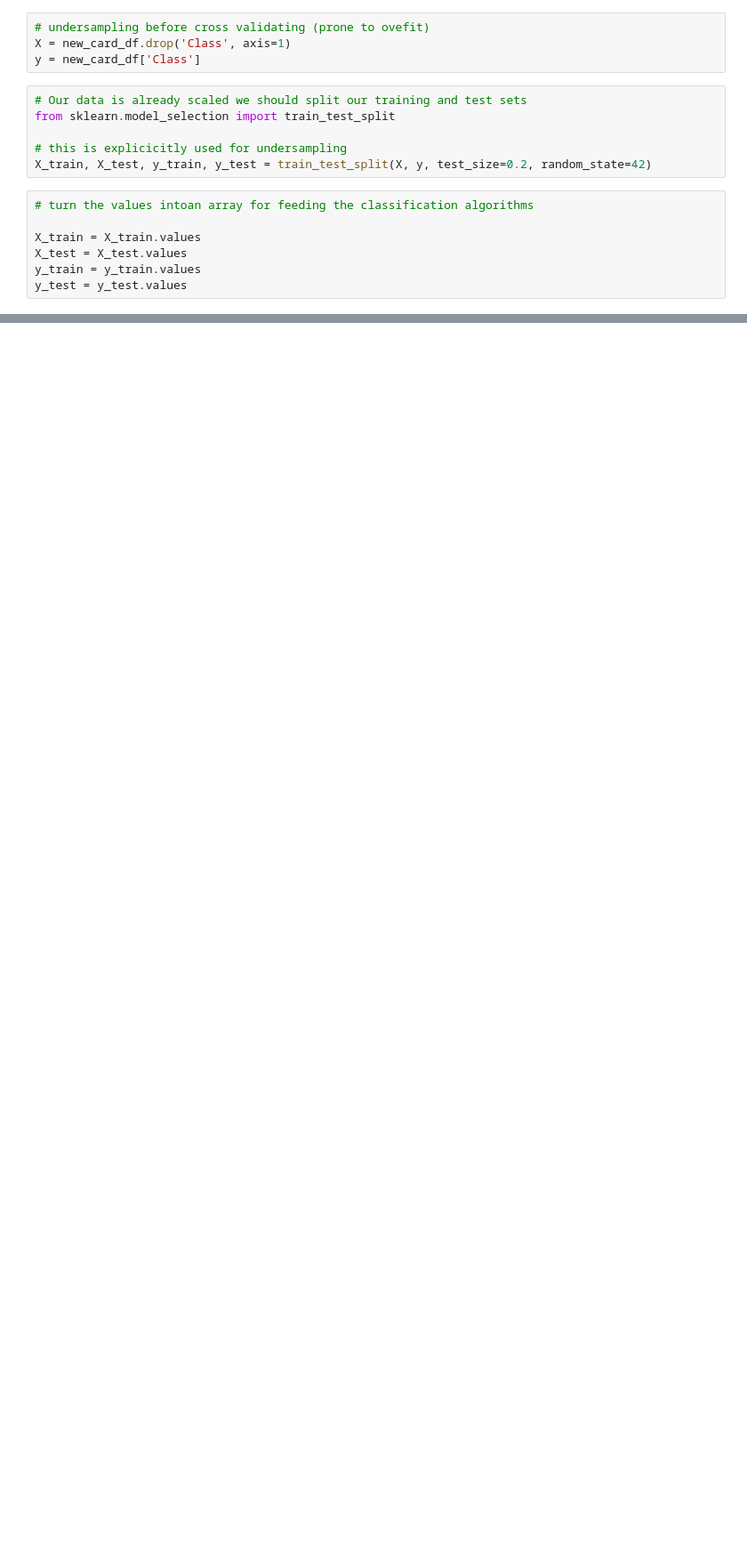
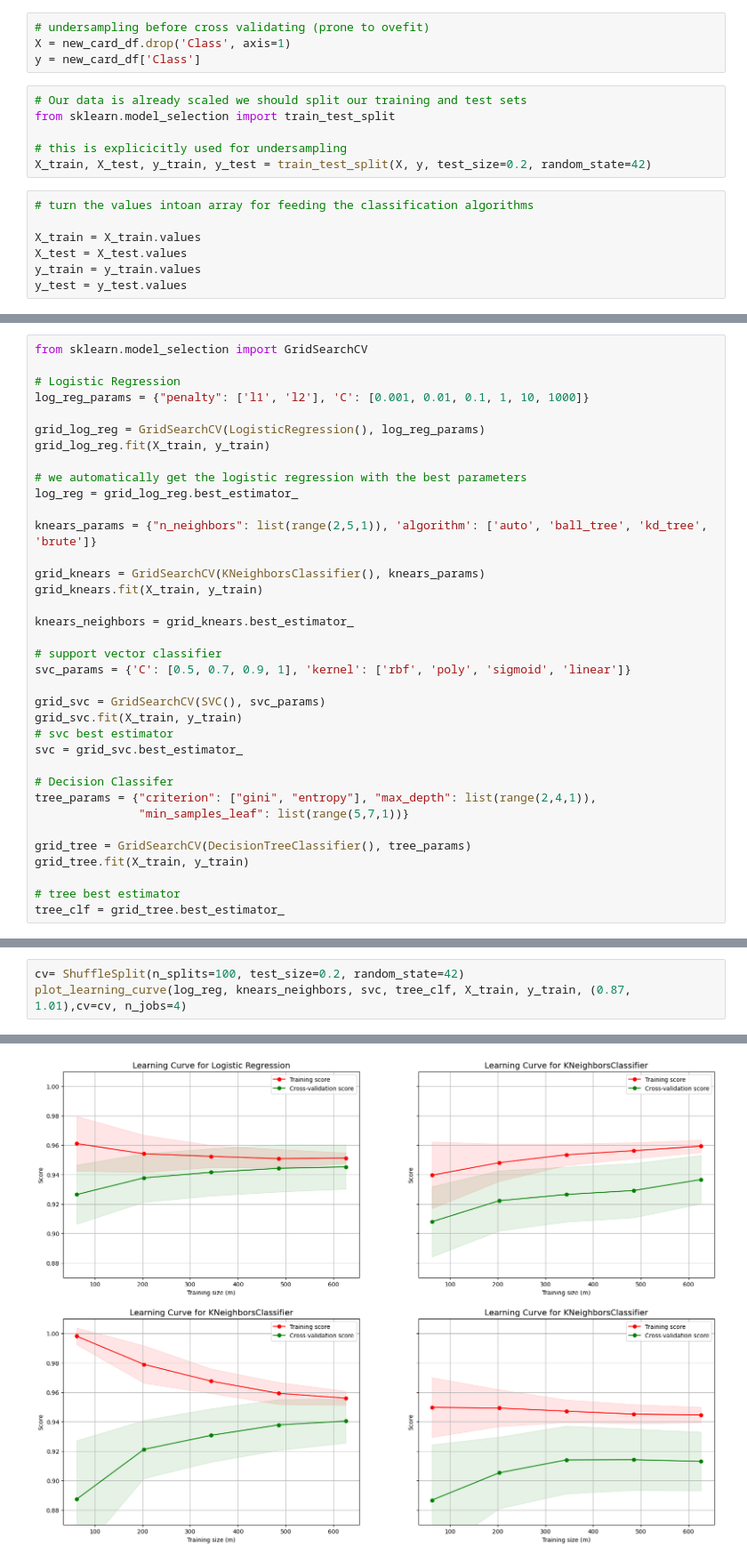
Before and after one commit to yann200/Credit-card-fraud-detection, a Jupyter notebook: notebook/fraud_detection.ipynb, the cells around one changed output, grey strips where cells are left out. Shown at 89% size. Cells and saved outputs as stored; diff of their text form; blank space fills up the shorter version.

Commit message:
entrainement des modeles

```diff
--- a/notebook/fraud_detection.ipynb
+++ b/notebook/fraud_detection.ipynb
@@ -589,0 +631,36 @@ classifiers = {
+# %%
+from sklearn.model_selection import GridSearchCV
+
+# Logistic Regression
+log_reg_params = {"penalty": ['l1', 'l2'], 'C': [0.001, 0.01, 0.1, 1, 10, 1000]}
+
+grid_log_reg = GridSearchCV(LogisticRegression(), log_reg_params)
+grid_log_reg.fit(X_train, y_train)
+
+# we automatically get the logistic regression with the best parameters
+log_reg = grid_log_reg.best_estimator_
+
+knears_params = {"n_neighbors": list(range(2,5,1)), 'algorithm': ['auto', 'ball_tree', 'kd_tree', 'brute']}
+
+grid_knears = GridSearchCV(KNeighborsClassifier(), knears_params)
+grid_knears.fit(X_train, y_train)
+
+knears_neighbors = grid_knears.best_estimator_
+
+# support vector classifier
+svc_params = {'C': [0.5, 0.7, 0.9, 1], 'kernel': ['rbf', 'poly', 'sigmoid', 'linear']}
+
+grid_svc = GridSearchCV(SVC(), svc_params)
+grid_svc.fit(X_train, y_train)
+# svc best estimator
+svc = grid_svc.best_estimator_
+
+# Decision Classifer
+tree_params = {"criterion": ["gini", "entropy"], "max_depth": list(range(2,4,1)),
+               "min_samples_leaf": list(range(5,7,1))}
+
+grid_tree = GridSearchCV(DecisionTreeClassifier(), tree_params)
+grid_tree.fit(X_train, y_train)
+
+# tree best estimator
+tree_clf = grid_tree.best_estimator_
@@ -589,0 +841,4 @@ classifiers = {
+# %%
+cv= ShuffleSplit(n_splits=100, test_size=0.2, random_state=42)
+plot_learning_curve(log_reg, knears_neighbors, svc, tree_clf, X_train, y_train, (0.87, 1.01),cv=cv, n_jobs=4)
+# %% [output]
@@ -589,0 +846 @@ classifiers = {
+[figure, added]
```
Also changed, not shown: parts of 17 cells of this notebook.
